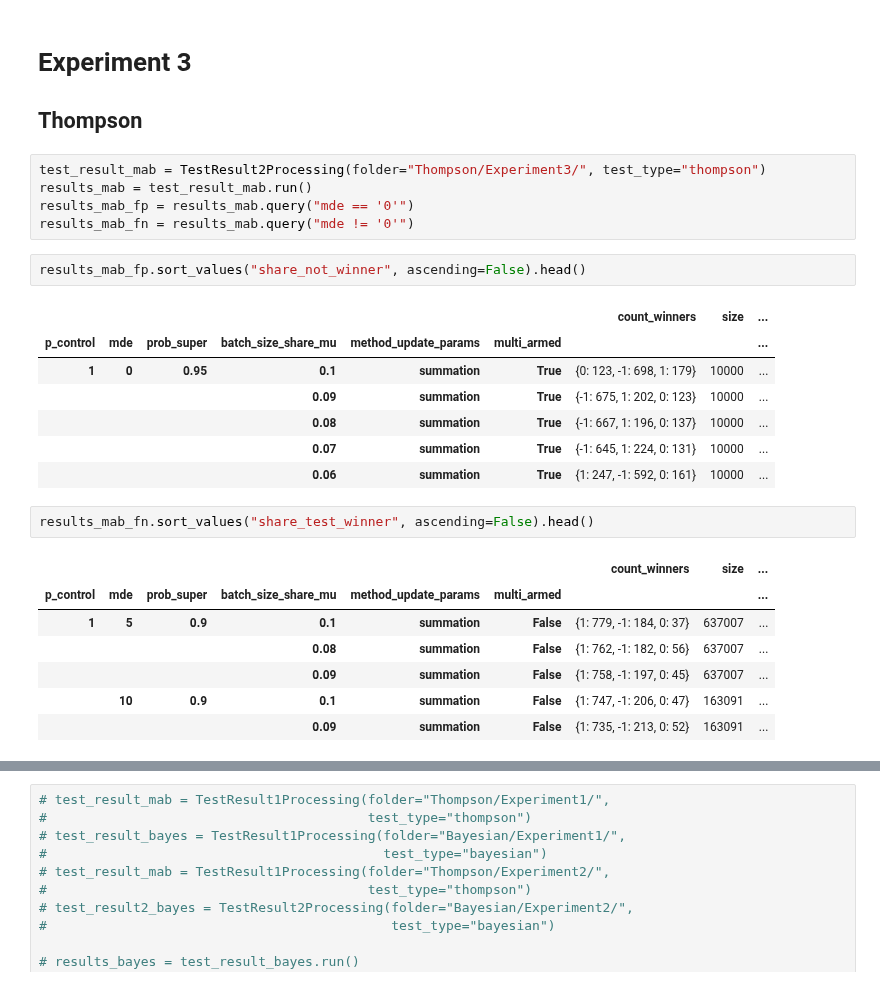
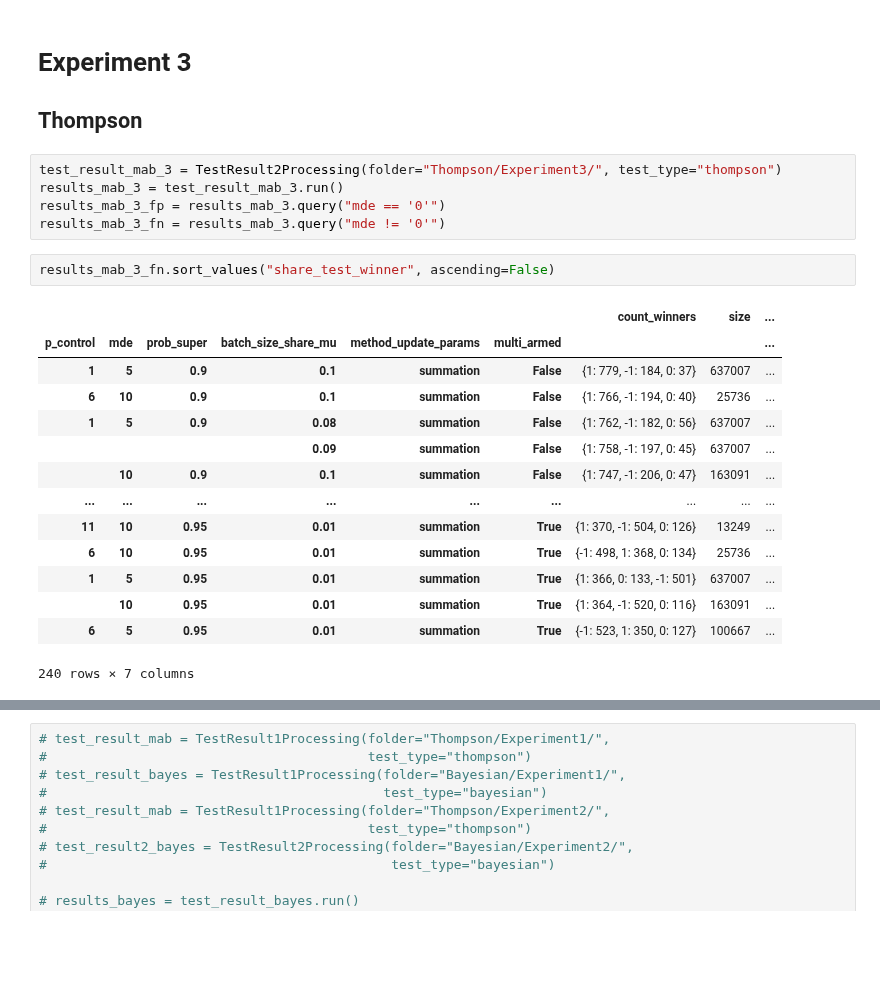
Before and after one commit to iakubovskii7/AB, a Jupyter notebook: Result_analyze.ipynb, the cells around one changed output, grey strips where cells are left out. Cells and saved outputs as stored; diff of their text form; blank space fills up the shorter version.

```diff
--- a/Result_analyze.ipynb
+++ b/Result_analyze.ipynb
@@ -17,27 +52,24 @@ results_mab_fp.unstack(level='multi_armed').to_excel(
 # Experiment 3
 ## Thompson
 # %%
-test_result_mab = TestResult2Processing(folder="Thompson/Experiment3/", test_type="thompson")
-results_mab = test_result_mab.run()
-results_mab_fp = results_mab.query("mde == '0'")
-results_mab_fn = results_mab.query("mde != '0'")
+test_result_mab_3 = TestResult2Processing(folder="Thompson/Experiment3/", test_type="thompson")
+results_mab_3 = test_result_mab_3.run()
+results_mab_3_fp = results_mab_3.query("mde == '0'")
+results_mab_3_fn = results_mab_3.query("mde != '0'")
 # %%
-results_mab_fp.sort_values("share_not_winner", ascending=False).head()
+results_mab_3_fn.sort_values("share_test_winner", ascending=False)
 # %% [output]
 |  |  |  |  |  |  | count_winners | size | ... |
 | p_control | mde | prob_super | batch_size_share_mu | method_update_params | multi_armed |  |  | ... |
-| 1 | 0 | 0.95 | 0.1 | summation | True | {0: 123, -1: 698, 1: 179} | 10000 | ... |
-|  |  |  | 0.09 | summation | True | {-1: 675, 1: 202, 0: 123} | 10000 | ... |
-|  |  |  | 0.08 | summation | True | {-1: 667, 1: 196, 0: 137} | 10000 | ... |
-|  |  |  | 0.07 | summation | True | {-1: 645, 1: 224, 0: 131} | 10000 | ... |
-|  |  |  | 0.06 | summation | True | {1: 247, -1: 592, 0: 161} | 10000 | ... |
+| 1 | 5 | 0.9 | 0.1 | summation | False | {1: 779, -1: 184, 0: 37} | 637007 | ... |
+| 6 | 10 | 0.9 | 0.1 | summation | False | {1: 766, -1: 194, 0: 40} | 25736 | ... |
+| 1 | 5 | 0.9 | 0.08 | summation | False | {1: 762, -1: 182, 0: 56} | 637007 | ... |
+|  |  |  | 0.09 | summation | False | {1: 758, -1: 197, 0: 45} | 637007 | ... |
+|  | 10 | 0.9 | 0.1 | summation | False | {1: 747, -1: 206, 0: 47} | 163091 | ... |
+| ... | ... | ... | ... | ... | ... | ... | ... | ... |
+| 11 | 10 | 0.95 | 0.01 | summation | True | {1: 370, -1: 504, 0: 126} | 13249 | ... |
+| 6 | 10 | 0.95 | 0.01 | summation | True | {-1: 498, 1: 368, 0: 134} | 25736 | ... |
+| 1 | 5 | 0.95 | 0.01 | summation | True | {1: 366, 0: 133, -1: 501} | 637007 | ... |
+|  | 10 | 0.95 | 0.01 | summation | True | {1: 364, -1: 520, 0: 116} | 163091 | ... |
+| 6 | 5 | 0.95 | 0.01 | summation | True | {-1: 523, 1: 350, 0: 127} | 100667 | ... |
+240 rows × 7 columns
-# %%
-results_mab_fn.sort_values("share_test_winner", ascending=False).head()
-# %% [output]
-|  |  |  |  |  |  | count_winners | size | ... |
-| p_control | mde | prob_super | batch_size_share_mu | method_update_params | multi_armed |  |  | ... |
-| 1 | 5 | 0.9 | 0.1 | summation | False | {1: 779, -1: 184, 0: 37} | 637007 | ... |
-|  |  |  | 0.08 | summation | False | {1: 762, -1: 182, 0: 56} | 637007 | ... |
-|  |  |  | 0.09 | summation | False | {1: 758, -1: 197, 0: 45} | 637007 | ... |
-|  | 10 | 0.9 | 0.1 | summation | False | {1: 747, -1: 206, 0: 47} | 163091 | ... |
-|  |  |  | 0.09 | summation | False | {1: 735, -1: 213, 0: 52} | 163091 | ... |
```
Also changed, not shown: parts of 6 cells of this notebook, 5 other files.
